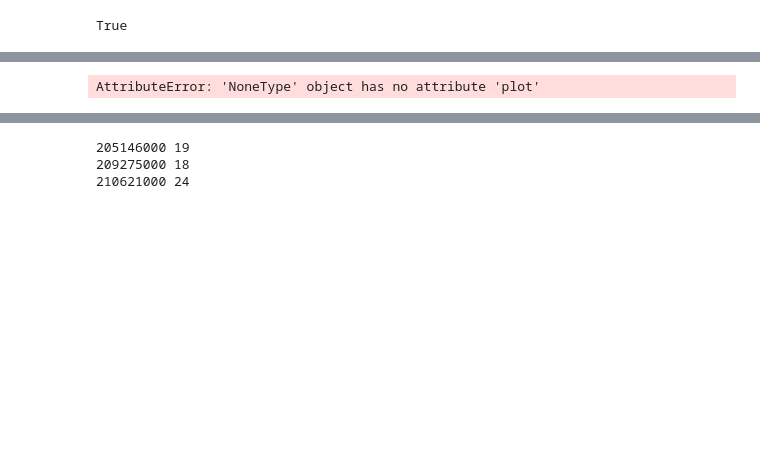
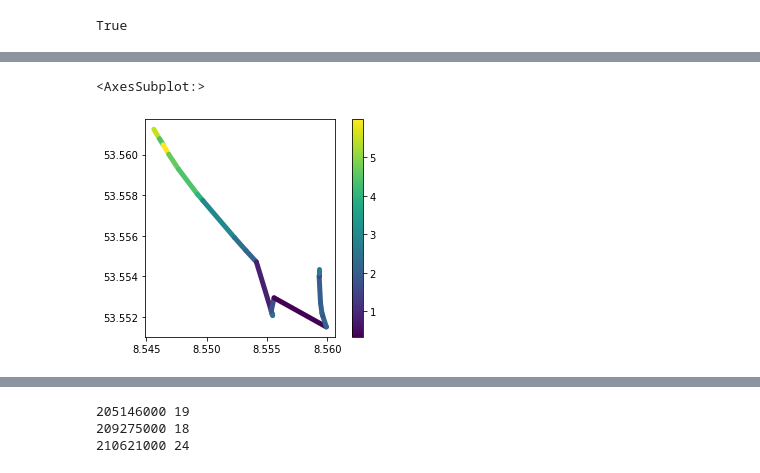
Before and after one commit to kono94/ship-path-prediction, a Jupyter notebook: deeprl/ais/explore.ipynb, the cells around one changed output, grey strips where cells are left out. Cells and saved outputs as stored; diff of their text form; code cells hidden in the pictures; blank space fills up the shorter version.

```diff
--- a/deeprl/ais/explore.ipynb
+++ b/deeprl/ais/explore.ipynb
@@ -132,3 +54,14 @@ trips = mpd.StopSplitter(trips).split(max_diameter=15, min_duration=timedelta(mi
+# %%
+# Remove Trajectories that have too long gaps in consecutive AIS signals
+trips = mpd.ObservationGapSplitter(collection).split(gap=timedelta(minutes=5))
+# Remove all anchoring chips with a tolerance of 15 diameter (for example the Schlepper laying in the Schlepperhafen)
+trips = mpd.StopSplitter(trips).split(max_diameter=15, min_duration=timedelta(minutes=3), min_length=200)
+# Outlier detecting and cleaning (Outlier (interquantile range - iqr) based cleaner.)
+# From moving pandas: "Note: Setting alpha=3 is widely used."
+trips = mpd.OutlierCleaner(trips).clean({'sog': 3})
+# %%
+trips.add_speed(overwrite=True)
+trips.add_direction(overwrite=True)
 # %%
 print(collection)
 print(trips)
@@ -146,5 +79,6 @@ original_traj.hvplot(frame_height=600, frame_width=1200)
 [figure]
 # %%
-trajectories.get_trajectory(1).plot(column="speed", linewidth=5, capstyle='round', legend=True)
+trips.trajectories[2].plot(column="speed", linewidth=5, capstyle='round', legend=True)
 # %% [output]
-AttributeError: 'NoneType' object has no attribute 'plot'
+<AxesSubplot:>
+[figure, added]
```
Also changed, not shown: parts of 20 cells of this notebook, 1 other file.
